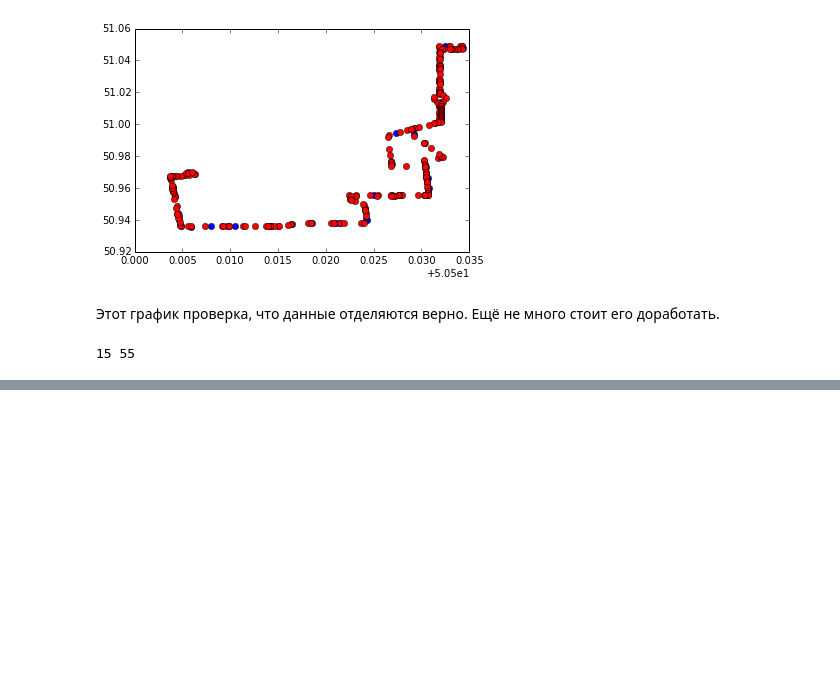
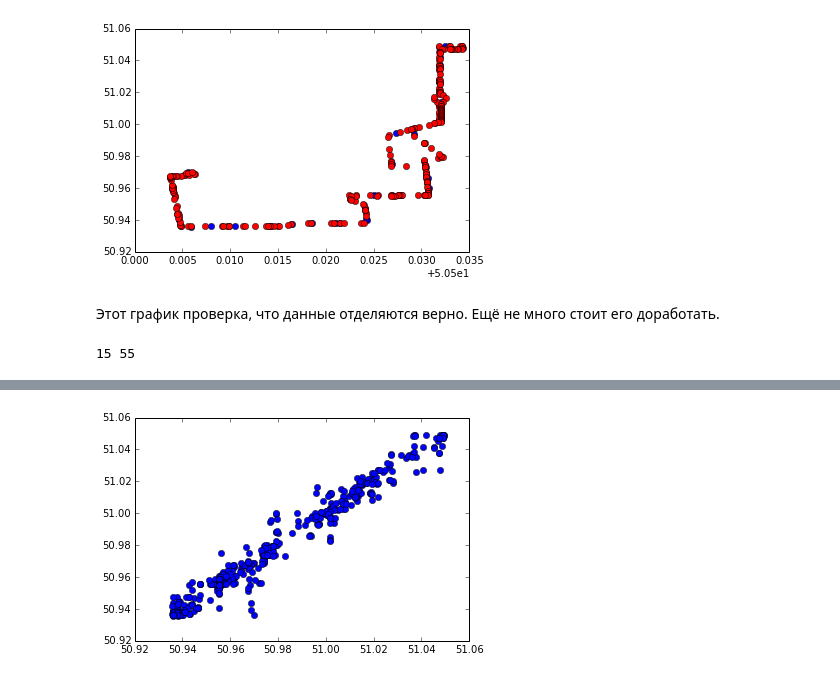
Before and after one commit to LisGein/LinuxCppLessons, a Jupyter notebook: Python/nightYandex/locate_bus_stops.ipynb, the cells around one changed output, grey strips where cells are left out. Saved outputs shown, nothing was run; the diff lists cells and outputs as text; code cells hidden in the pictures; blank space fills up the shorter version.

```diff
--- a/Python/nightYandex/locate_bus_stops.ipynb
+++ b/Python/nightYandex/locate_bus_stops.ipynb
@@ -55,0 +59,7 @@ print(len(mean_stays_rounds), len (rounds))
+# %%
+from speed import find_speed
+
+speed = []
+for i in mean_stays_rounds:
+    xs, ys, ts = zip(*i)
+    speed.append(find_speed(xs, ys, ts))
@@ -55,0 +70,4 @@ print(len(mean_stays_rounds), len (rounds))
+# %%
+from speed import mean_speed
+
+mean_speeds_rounds = mean_speed(speed, mean_stays_rounds)
@@ -55,0 +89,15 @@ print(len(mean_stays_rounds), len (rounds))
+# %%
+for i in mean_speeds_rounds:
+    print(i)
+    for j in i:
+        print(j, " j ")
+        x = j[0][0]
+        x1 = j[0][1]
+
+        y = j[1][0]
+        y1 = j[1][1]
+        #plt.plot(x, y, 'o', c = 'g')
+        plt.plot(x1, y1, 'o', c = 'b')
+        print(x, " j ")
+# %% [output]
+[figure, added]
```
Also changed, not shown: parts of 5 cells of this notebook, 1 other file.
